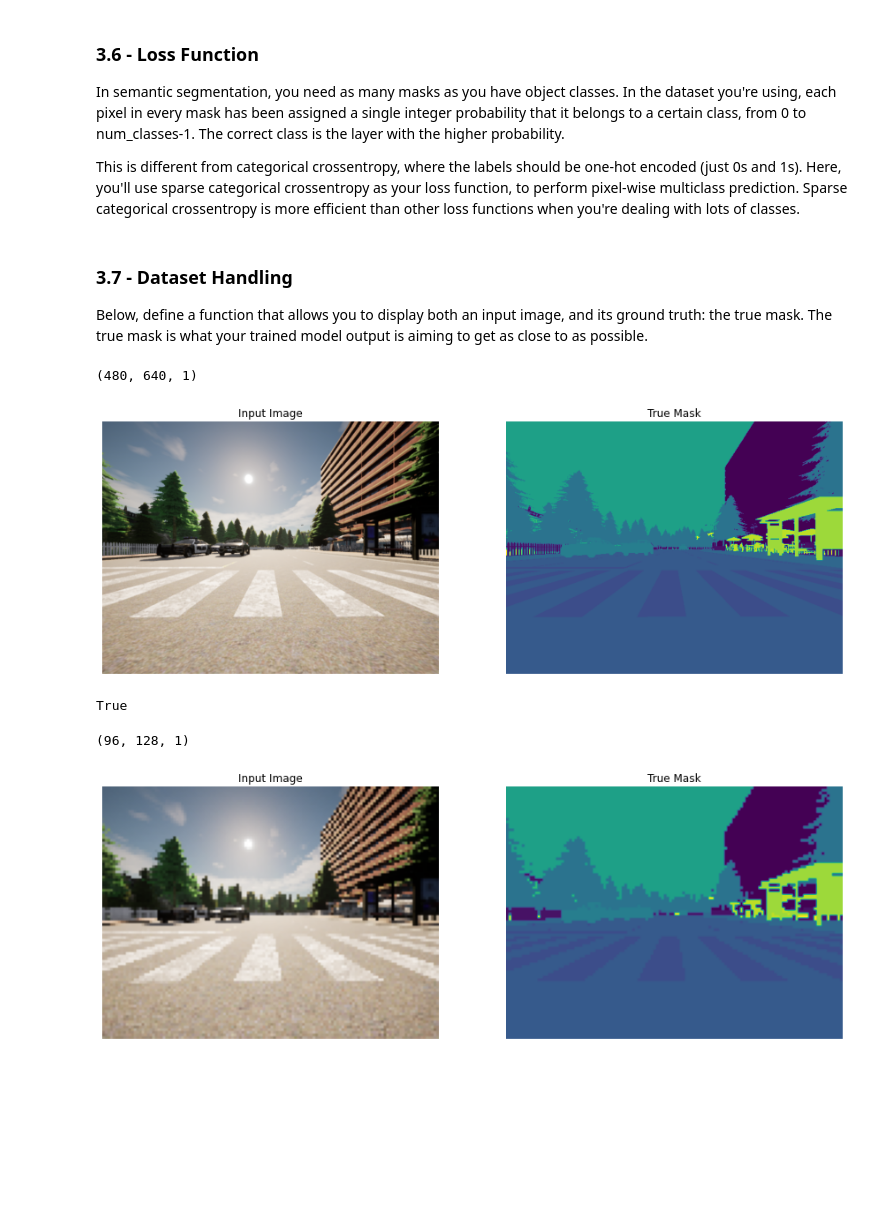
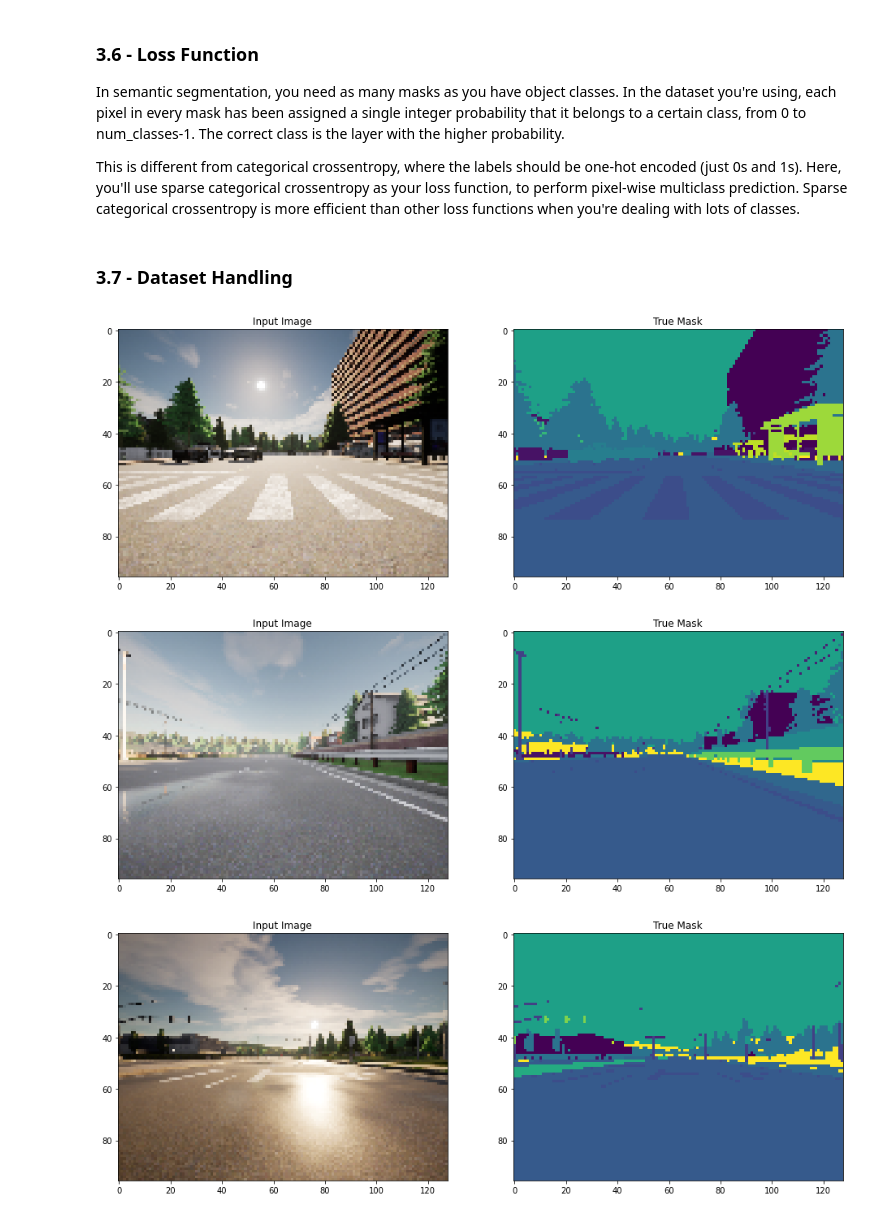
Before and after one commit to fernandoGitHub/ML_Projects, a Jupyter notebook: Image_segmentation_Unet_v2.ipynb, the cells around one changed output. Saved outputs shown, nothing was run; the diff lists cells and outputs as text; code cells hidden in the pictures; blank space fills up the shorter version.

```diff
--- a/Image_segmentation_Unet_v2.ipynb
+++ b/Image_segmentation_Unet_v2.ipynb
@@ -166,9 +183,9 @@ def render_image_and_segmentation(org_image=None, seg_image=None, org_name='Unsp
 # %% [markdown]
 Let's display some of the examples in the training set
 # %%
-indices = [np.random.randint(0, len(IMAGE_LIST)) for i in range(5)]
+indices = [np.random.randint(0, len(IMAGE_LIST)) for i in range(3)]
 for i in indices:
   img = imageio.imread(IMAGE_LIST[i])
-  mask = imageio.imread(MASK_LIST[i])
-  render_image_and_segmentation(org_image=img, seg_image=mask, org_name=IMAGE_LIST[i], zoom=1.2)
+  mask = imageio.imread(MASK_LIST[i])[:,:, 0]
+  render_images(images=[img, mask], labels=['Original Image', 'Segmented Image'], zoom=1.2)
 # %% [output]
@@ -217,0 +262,15 @@ tf.Tensor(b'./data/CameraMask/001915.png', shape=(), dtype=string)
+# %%
+# Tensorizing the lists
+images_filenames = tf.constant(IMAGE_LIST)
+print(f'images_filenames type: \t{type(images_filenames)}')
+
+masks_filenames = tf.constant(MASK_LIST)
+print(f'masks_filenames type: \t{type(masks_filenames)}')
+
+# Creating a dataset from the lists using from_tensor_slices
+dataset = tf.data.Dataset.from_tensor_slices((images_filenames, masks_filenames))
+print(f'dataset type: \t{type(dataset)}')
+
+for image, mask in dataset.take(3):
+  print(f'\nimage value={image} \t type={type(image)} \t shape={image.shape} \t type={image.dtype} \t numpy()={image.numpy()}')
+  print(f'mask value={mask} \t type={type(mask)} \t shape={mask.shape} \t type={mask.dtype} \t numpy()={mask.numpy()}')
@@ -462,8 +540,3 @@ In semantic segmentation, you need as many masks as you have object classes. In
 This is different from categorical crossentropy, where the labels should be one-hot encoded (just 0s and 1s). Here, you'll use sparse categorical crossentropy as your loss function, to perform pixel-wise multiclass prediction. Sparse categorical crossentropy is more efficient than other loss functions when you're dealing with lots of classes.
 # %%
 unet.compile(optimizer='adam', loss=tf.keras.losses.SparseCategoricalCrossentropy(from_logits=True), metrics=['accuracy'])
-# %% [markdown]
-<a name='3-7'></a>
-### 3.7 - Dataset Handling
-
-Below, define a function that allows you to display both an input image, and its ground truth: the true mask. The true mask is what your trained model output is aiming to get as close to as possible.
@@ -482,21 +543,11 @@ def display(display_list):
-# %%
-for image, mask in image_ds.take(1):
-  sample_image, sample_mask = image, mask
-  print(mask.shape)
-display([sample_image, sample_mask])
-# %% [output]
-(480, 640, 1)
-[figure, removed]
-# %%
-tf.is_tensor(sample_image)
-# %% [output]
-True
+# %% [markdown]
+<a name='3-7'></a>
+### 3.7 - Dataset Handling
 # %%
-for image, mask in processed_image_ds.take(1):
-    sample_image, sample_mask = image, mask
-    print(mask.shape)
-display([sample_image, sample_mask])
+for image, mask in processed_image_ds.take(3):
+  render_images(images=[image, mask], labels=['Input Image', 'True Mask'])
 # %% [output]
-(96, 128, 1)
-[figure, old version]
+[figure, new version]
+[figure, added]
+[figure, added]
 # %% [markdown]
```
Also changed, not shown: parts of 44 cells of this notebook.
